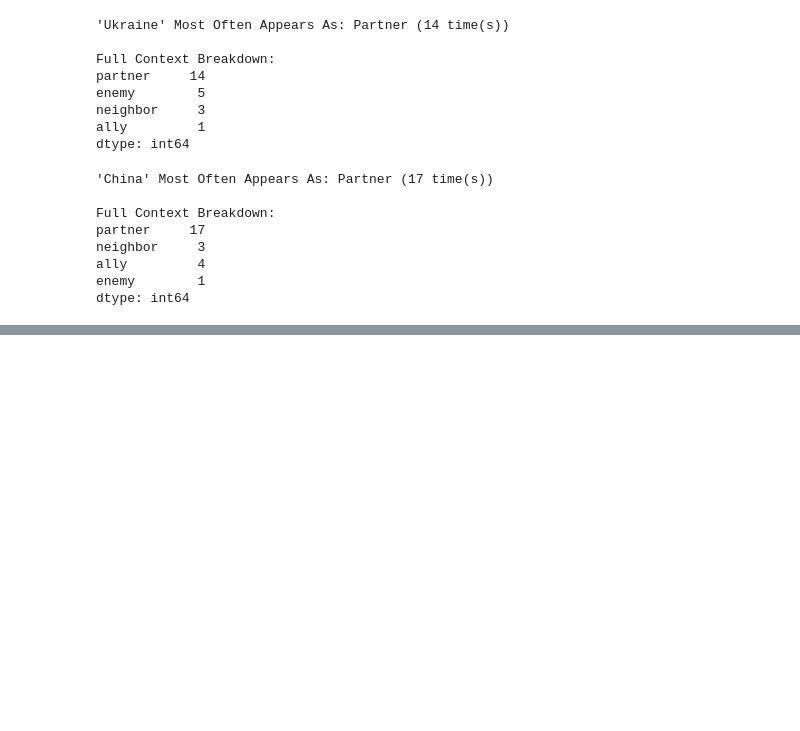
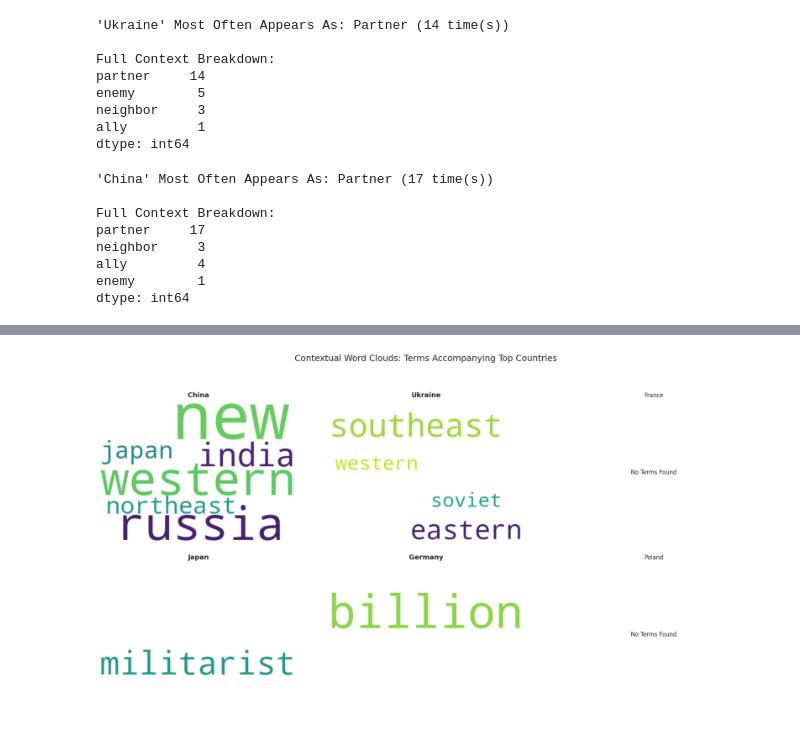
Before and after one commit to szuvarska/PutinsTalksAnalysis, a Jupyter notebook: 03_NER_and_collocations.ipynb, the cells around one changed output, grey strips where cells are left out. Saved outputs shown, nothing was run; the diff lists cells and outputs as text; code cells hidden in the pictures; blank space fills up the shorter version.

```diff
--- a/03_NER_and_collocations.ipynb
+++ b/03_NER_and_collocations.ipynb
@@ -269,0 +334,36 @@ dtype: int64
+# %%
+def plot_word_clouds():
+    # Helper to collect terms for a specific country using your existing logic
+    # (Assuming get_accompanying_terms and nlp are defined from previous steps)
+
+    fig, axes = plt.subplots(2, 3, figsize=(20, 10))
+    axes = axes.flatten()
+
+    for i, country in enumerate(top_countries):
+        all_terms = []
+        # Filter transcripts containing the country
+        # Note: This is a rough filter; ideally we check if the entity is in the specific row
+        relevant_rows = df_poc[df_poc['extracted_countries'].apply(lambda x: country in x if isinstance(x, list) else False)]
+
+        for text in relevant_rows['transcript_filtered']:
+            # We use the country name as the alias for simplicity in this loop
+            terms = get_accompanying_terms(text, {country, country.lower()})
+            all_terms.extend(terms)
+
+        if all_terms:
+            text_cloud = " ".join(all_terms)
+            wc = WordCloud(width=400, height=300, background_color='white', colormap='viridis').generate(text_cloud)
+            axes[i].imshow(wc, interpolation='bilinear')
+            axes[i].set_title(country, fontsize=14, fontweight='bold')
+        else:
+            axes[i].text(0.5, 0.5, "No Terms Found", ha='center')
+            axes[i].set_title(country)
+
+        axes[i].axis('off')
+
+    plt.suptitle(f'Contextual Word Clouds: Terms Accompanying Top Countries', fontsize=18, y=1.05)
+    plt.tight_layout()
+    plt.show()
+plot_word_clouds()
+# %% [output]
+[figure, added]
```
Also changed, not shown: parts of 10 cells of this notebook.
